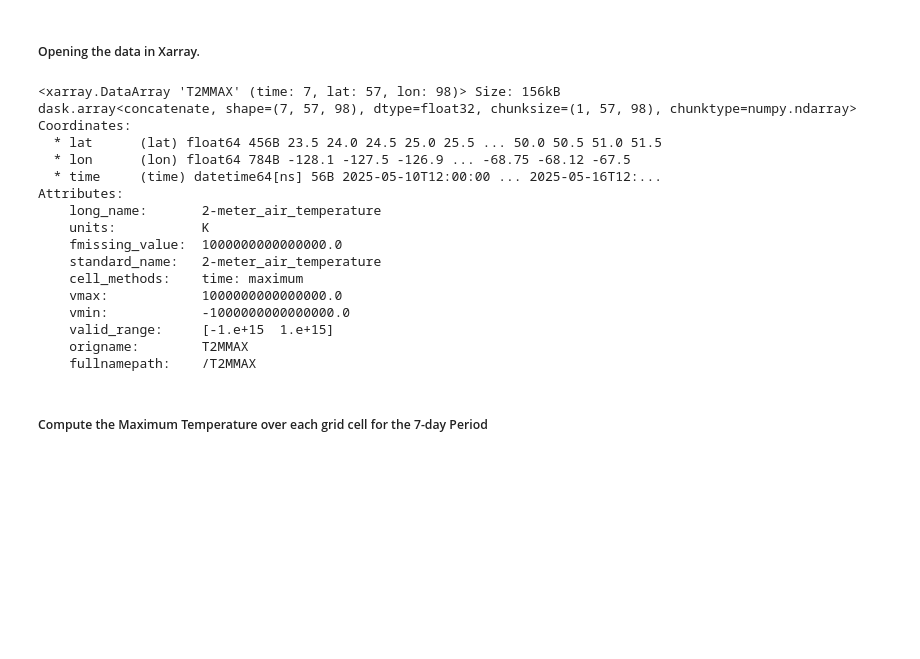
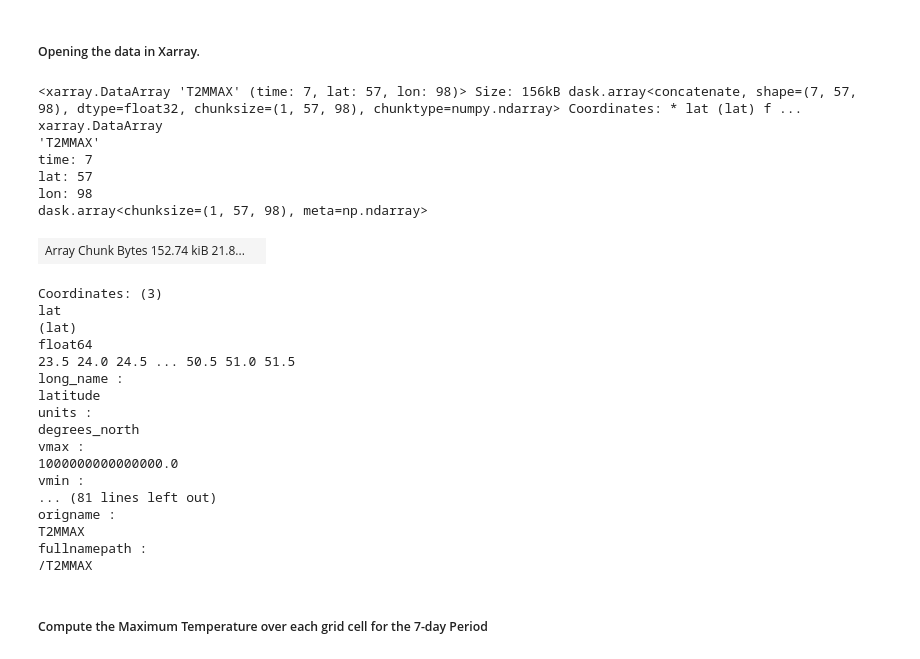
Before and after one commit to brandon-mitchell-ges-disc/Giovanni-Features-and-Notebooks, a Jupyter notebook: GioMaxMinMaps.ipynb, the cells around one changed output. Drawn from its saved outputs; the diff is of its cells as text; code cells hidden in the pictures; blank space fills up the shorter version.

```diff
--- a/GioMaxMinMaps.ipynb
+++ b/GioMaxMinMaps.ipynb
@@ -44,29 +44,36 @@ from cartopy.mpl.ticker import LongitudeFormatter, LatitudeFormatter
 # %%
 #Gather Files into a list using glob
 files = glob.glob("C:/Users/bomitch1/Downloads/Giovanni_Stats_Examples/2/MERRA2_*")
 
 #Open all the separate days into one dataset and then calling the Temperature variable for HeatWave 2025
 hw_2025 = xr.open_mfdataset(files)['T2MMAX']
-
-print(hw_2025)
+hw_2025
 # %% [output]
-<xarray.DataArray 'T2MMAX' (time: 7, lat: 57, lon: 98)> Size: 156kB
-dask.array<concatenate, shape=(7, 57, 98), dtype=float32, chunksize=(1, 57, 98), chunktype=numpy.ndarray>
-Coordinates:
-  * lat      (lat) float64 456B 23.5 24.0 24.5 25.0 25.5 ... 50.0 50.5 51.0 51.5
-  * lon      (lon) float64 784B -128.1 -127.5 -126.9 ... -68.75 -68.12 -67.5
-  * time     (time) datetime64[ns] 56B 2025-05-10T12:00:00 ... 2025-05-16T12:...
-Attributes:
-    long_name:       2-meter_air_temperature
-    units:           K
-    fmissing_value:  1000000000000000.0
-    standard_name:   2-meter_air_temperature
-    cell_methods:    time: maximum
-    vmax:            1000000000000000.0
-    vmin:            -1000000000000000.0
-    valid_range:     [-1.e+15  1.e+15]
-    origname:        T2MMAX
-    fullnamepath:    /T2MMAX
+<xarray.DataArray 'T2MMAX' (time: 7, lat: 57, lon: 98)> Size: 156kB dask.array<concatenate, shape=(7, 57, 98), dtype=float32, chunksize=(1, 57, 98), chunktype=numpy.ndarray> Coordinates: * lat (lat) f ...
+xarray.DataArray
+'T2MMAX'
+time: 7
+lat: 57
+lon: 98
+dask.array<chunksize=(1, 57, 98), meta=np.ndarray>
+| Array Chunk Bytes 152.74 kiB 21.8... |  |
+Coordinates: (3)
+lat
+(lat)
+float64
+23.5 24.0 24.5 ... 50.5 51.0 51.5
+long_name :
+latitude
+units :
+degrees_north
+vmax :
+1000000000000000.0
+vmin :
+... (81 lines left out)
+origname :
+T2MMAX
+fullnamepath :
+/T2MMAX
 # %% [markdown]
 ##### Compute the Maximum Temperature over each grid cell for the 7-day Period
 # %%
```
Also changed, not shown: parts of 3 cells of this notebook, 5 other files.
